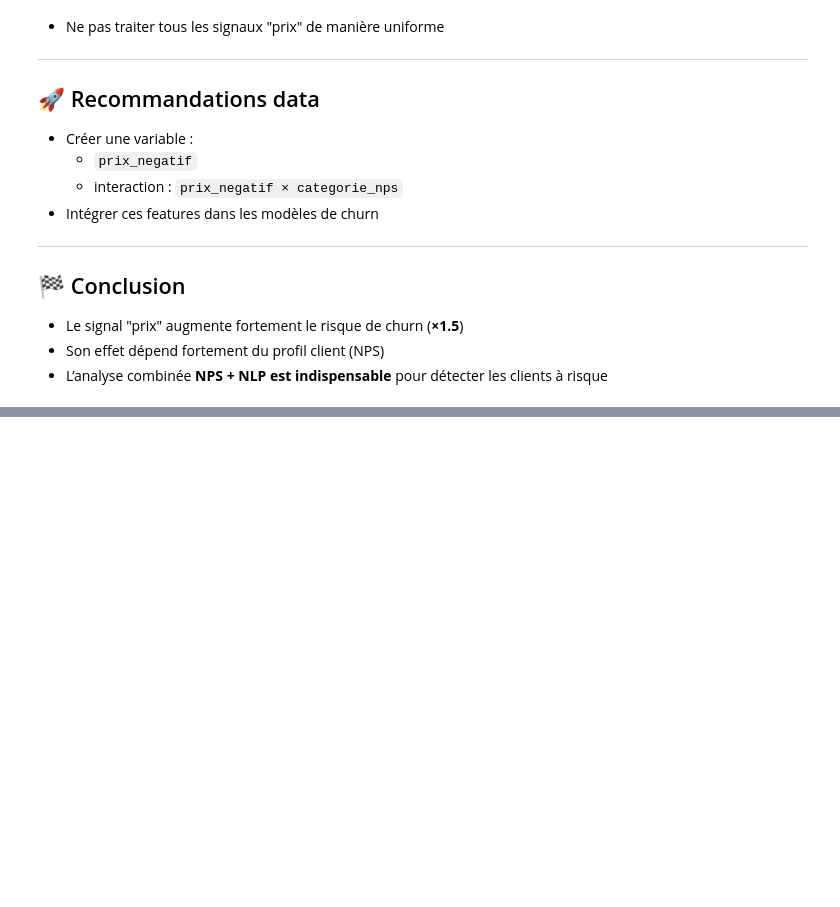
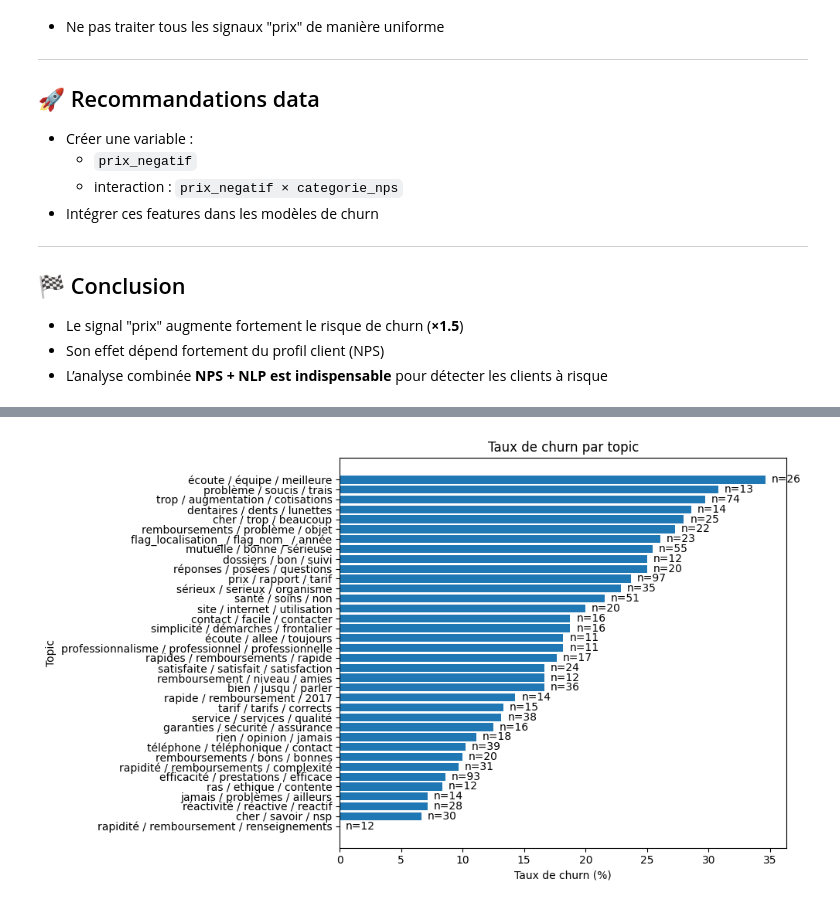
Before and after one commit to kellybourbon2/Alptis-churn-prediction, a Jupyter notebook: notebooks/NPS_analysis.ipynb, the cells around one changed output, grey strips where cells are left out. Drawn from its saved outputs; the diff is of its cells as text; code cells hidden in the pictures; blank space fills up the shorter version.

```diff
--- a/notebooks/NPS_analysis.ipynb
+++ b/notebooks/NPS_analysis.ipynb
@@ -463,0 +484,92 @@ Name: target_resiliation_6mois, dtype: float64
+# %%
+import re
+
+stop_words_fr = {
+    "le","la","les","de","des","du","un","une","et","en","dans","pour","que",
+    "qui","au","aux","avec","ce","cette","ces","est","je","j","ai","pas","ne",
+    "plus","sur","par","mon","ma","mes","vos","vous","nous","il","elle","on",
+    "a","avoir","être","très","car","donc","depuis"
+}
+
+def clean_text(text):
+    text = str(text).lower()
+    text = re.sub(r"[^\w\s]", " ", text)
+    words = [w for w in text.split() if w not in stop_words_fr and len(w) > 2]
+    return " ".join(words)
+
+texts_clean = df_nps["client_nps_verbatim_n"].dropna().astype(str).apply(clean_text).tolist()
+# %%
+import re
+import pandas as pd
+import matplotlib.pyplot as plt
+from bertopic import BERTopic
+from sentence_transformers import SentenceTransformer
+
+stop_words_fr = {
+    "le","la","les","de","des","du","un","une","et","en","dans","pour","que","qui",
+    "au","aux","avec","ce","cette","ces","est","je","j","ai","pas","ne","plus","sur",
+    "par","mon","ma","mes","vos","vous","nous","il","elle","on","a","avoir","être",
+    "très","car","donc","depuis","comme","fait","faites","faire","être","été","suis",
+    "sont","plusieurs","tout","tous","toute","toutes","aucun","aucune","chez","après",
+    "avant","alors","aussi","mais","ou","donc","or","ni","car"
+}
+
+def clean_text(text):
+    text = str(text).lower()
+    text = re.sub(r"[^\w\s]", " ", text)
+    words = [w for w in text.split() if w not in stop_words_fr and len(w) > 2]
+    return " ".join(words)
+
+df_topic = df_nps.dropna(subset=["client_nps_verbatim_n", "target_resiliation_6mois"]).copy()
+df_topic["text_clean"] = df_topic["client_nps_verbatim_n"].apply(clean_text)
+
+embedding_model = SentenceTransformer("paraphrase-multilingual-MiniLM-L12-v2")
+
+topic_model = BERTopic(
+    embedding_model=embedding_model,
+    language="multilingual",
+    verbose=False
+)
+
+topics, probs = topic_model.fit_transform(df_topic["text_clean"].tolist())
+df_topic["topic"] = topics
+
+topic_info = topic_model.get_topic_info().copy()
+topic_info = topic_info[topic_info["Topic"] != -1].reset_index(drop=True)
+
+topic_labels = {}
+for topic_id in topic_info["Topic"]:
+    words = [w for w, _ in topic_model.get_topic(topic_id)[:3]]
+    topic_labels[topic_id] = " / ".join(words)
+
+df_topic["topic_label"] = df_topic["topic"].map(topic_labels)
+df_topic["topic_label"] = df_topic["topic_label"].fillna("Outliers / Autres")
+
+topic_summary = (
+    df_topic[df_topic["topic"] != -1]
+    .groupby(["topic", "topic_label"])
+    .agg(
+        churn_rate=("target_resiliation_6mois", "mean"),
+        n_clients=("target_resiliation_6mois", "size")
+    )
+    .reset_index()
+    .sort_values(["churn_rate", "n_clients"], ascending=[False, False])
+)
+
+print(topic_summary)
+
+plot_df = topic_summary.copy()
+plot_df["churn_rate_pct"] = plot_df["churn_rate"] * 100
+plot_df = plot_df.sort_values("churn_rate_pct", ascending=True)
+
+plt.figure(figsize=(10, 6))
+bars = plt.barh(plot_df["topic_label"], plot_df["churn_rate_pct"])
+plt.xlabel("Taux de churn (%)")
+plt.ylabel("Topic")
+plt.title("Taux de churn par topic")
+for bar, n in zip(bars, plot_df["n_clients"]):
+    width = bar.get_width()
+    plt.text(width + 0.5, bar.get_y() + bar.get_height()/2, f"n={n}", va="center")
+plt.tight_layout()
+plt.show()
+# %% [output]
@@ -463,0 +610 @@ Name: target_resiliation_6mois, dtype: float64
+[figure, added]
```
Also changed, not shown: parts of 13 cells of this notebook.
